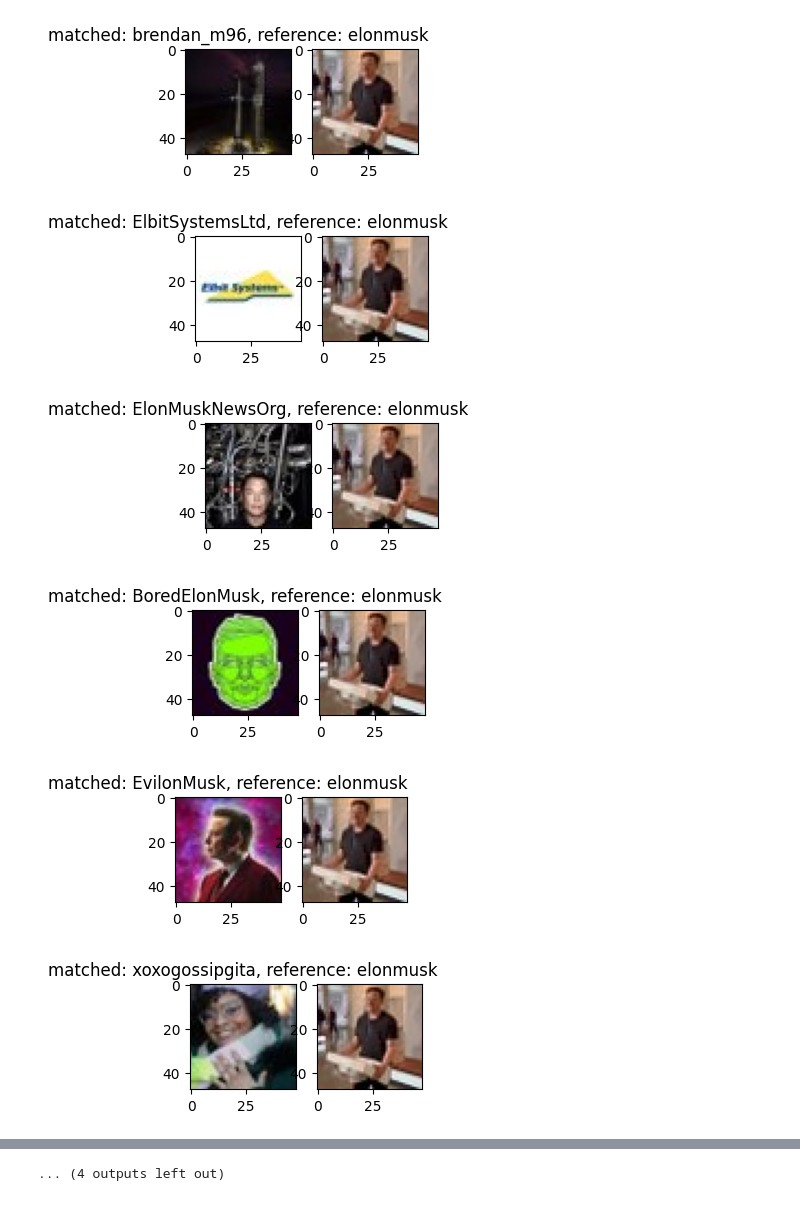
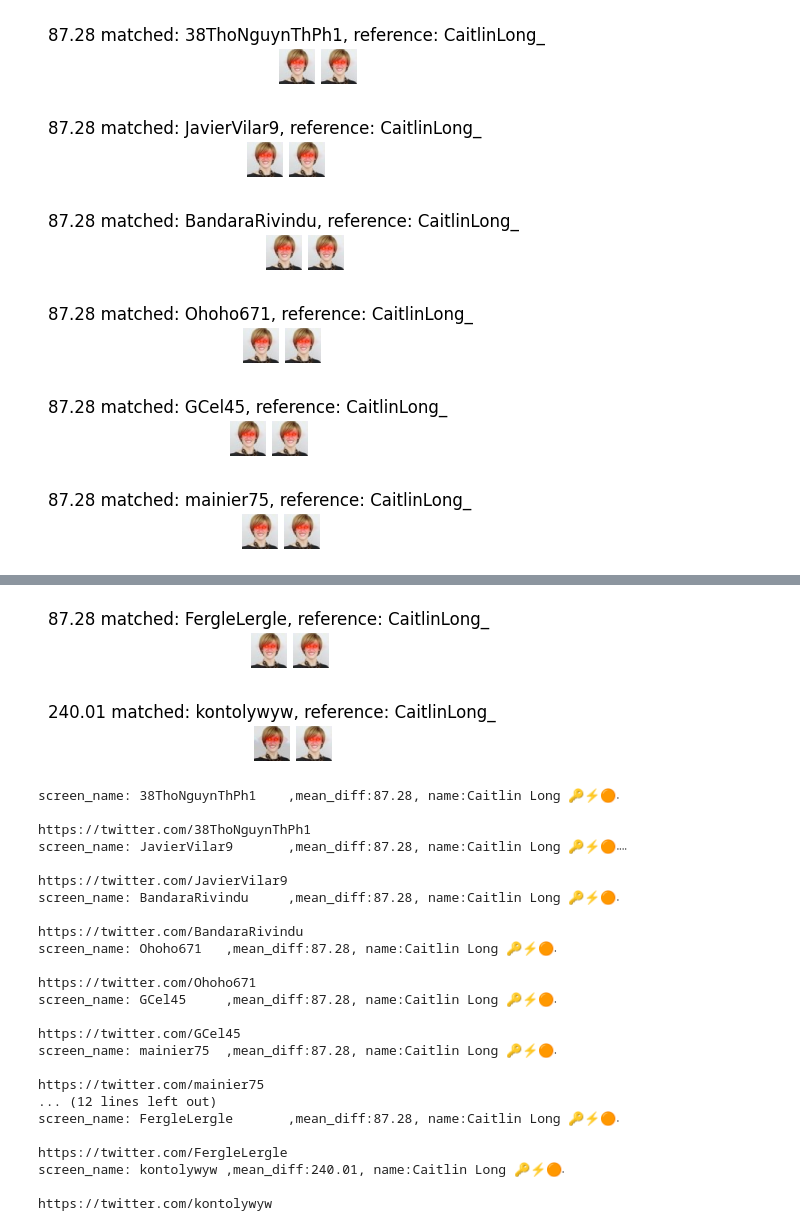
Before and after one commit to pangyuteng/twitter-crypto-scam-detector, a Jupyter notebook: playground.ipynb, the cells around one changed output, grey strips where cells are left out. Cells and saved outputs as stored; diff of their text form; code cells hidden in the pictures.

Commit message:
updated reference username to Caitlin Long

```diff
--- a/playground.ipynb
+++ b/playground.ipynb
@@ -112,6 +112,7 @@ import time
 # try to find a match based on profile image
 mylist = []
 profile_cache = {}
+user_cache = {}
 for n,x in enumerate(fetch):
     try:
         user,profile_image = get_user_info(x.screen_name)
@@ -126,9 +127,11 @@ for n,x in enumerate(fetch):
         if profile_image.shape == reference_image.shape:
             item = dict(screen_name=user.screen_name,mean_diff=np.mean(profile_image-reference_image))
             profile_cache[user.screen_name]=profile_image.copy()
+            user_cache[user.screen_name]=x
         else:
             item = dict(screen_name=user.screen_name,mean_diff=np.nan)
             profile_cache[user.screen_name]=None
+            user_cache[user.screen_name]=x
         mylist.append(item)
     except:
         traceback.print_exc()
@@ -154,0 +144,2 @@ matched_df
+# %%
+df = df.sort_values('mean_diff')
@@ -154,0 +164,11 @@ matched_df
+# %%
+for n,row in df.iterrows():
+    profile_image = profile_cache[row.screen_name]
+    if profile_image is None:
+        continue
+    plt.figure(n,figsize=(3,3))
+    plt.subplot(121)
+    plt.title(f'{row.mean_diff:1.2f} matched: {row.screen_name}, reference: {reference_screen_name}')
+    plt.imshow(profile_image)
+    plt.subplot(122)
+    plt.imshow(reference_image)
@@ -155,5 +190,6 @@ matched_df
 # %%
-not_matched_df = df[df.mean_diff != 0].reset_index()
-not_matched_df
+th = 250
+likely_matched_df = df[df.mean_diff <= th].reset_index()
+likely_matched_df
 # %% [output]
 |  | index | screen_name | mean_diff |
@@ -176,18 +210,21 @@ not_matched_df
 # %%
-for n,row in not_matched_df.iterrows():
+for n,row in likely_matched_df.iterrows():
     profile_image = profile_cache[row.screen_name]
     if profile_image is None:
         continue
-    plt.figure(n,figsize=(3,3))
+    plt.figure(n,figsize=(1,1))
+    #plt.tight_layout()
     plt.subplot(121)
-    plt.title(f'matched: {row.screen_name}, reference: {reference_screen_name}')
+    plt.title(f'{row.mean_diff:1.2f} matched: {row.screen_name}, reference: {reference_screen_name}')
     plt.imshow(profile_image)
+    plt.axis('off')
     plt.subplot(122)
     plt.imshow(reference_image)
+    plt.axis('off')
 # %% [output]
-[figure, old version]
+[figure, new version]
-[figure, old version]
+[figure, new version]
-[figure, old version]
+[figure, new version]
-[figure, old version]
+[figure, new version]
-[figure, old version]
+[figure, new version]
-[figure, old version]
+[figure, new version]
@@ -200 +237,26 @@ for n,row in not_matched_df.iterrows():
-... (4 outputs left out)
+[figure, added]
+[figure, added]
+# %%
+for n,row in likely_matched_df.iterrows():
+    user = user_cache[row.screen_name]
+    print(f'screen_name: {user.screen_name}\t,mean_diff:{row.mean_diff:1.2f}, name:{user.name[:-5]}')
+    url = f'https://twitter.com/{user.screen_name}'
+    print(url)
+# %% [output]
+screen_name: 38ThoNguynThPh1    ,mean_diff:87.28, name:Caitlin Long 🔑⚡️🟠܁ᅠᅠᅠᅠᅠᅠᅠᅠᅠᅠᅠᅠᅠᅠᅠᅠᅠᅠᅠᅠᅠᅠᅠᅠᅠ
+https://twitter.com/38ThoNguynThPh1
+screen_name: JavierVilar9       ,mean_diff:87.28, name:Caitlin Long 🔑⚡️🟠܁܁܁܁ᅠᅠᅠᅠᅠᅠᅠᅠᅠᅠᅠᅠᅠᅠᅠᅠᅠᅠᅠᅠᅠᅠ
+https://twitter.com/JavierVilar9
+screen_name: BandaraRivindu     ,mean_diff:87.28, name:Caitlin Long 🔑⚡️🟠܁ᅠᅠᅠᅠᅠᅠᅠᅠᅠᅠᅠᅠᅠᅠᅠᅠᅠᅠᅠᅠᅠᅠᅠᅠᅠ
+https://twitter.com/BandaraRivindu
+screen_name: Ohoho671   ,mean_diff:87.28, name:Caitlin Long 🔑⚡️🟠܁ᅠᅠᅠᅠᅠᅠᅠᅠᅠᅠᅠᅠᅠᅠᅠᅠᅠᅠᅠᅠᅠᅠᅠᅠᅠ
+https://twitter.com/Ohoho671
+screen_name: GCel45     ,mean_diff:87.28, name:Caitlin Long 🔑⚡️🟠܁ᅠᅠᅠᅠᅠᅠᅠᅠᅠᅠᅠᅠᅠᅠᅠᅠᅠᅠᅠᅠᅠᅠᅠᅠᅠ
+https://twitter.com/GCel45
+screen_name: mainier75  ,mean_diff:87.28, name:Caitlin Long 🔑⚡️🟠܁ᅠᅠᅠᅠᅠᅠᅠᅠᅠᅠᅠᅠᅠᅠᅠᅠᅠᅠᅠᅠᅠᅠᅠᅠᅠ
+https://twitter.com/mainier75
+... (12 lines left out)
+screen_name: FergleLergle       ,mean_diff:87.28, name:Caitlin Long 🔑⚡️🟠܁ᅠᅠᅠᅠᅠᅠᅠᅠᅠᅠᅠᅠᅠᅠᅠᅠᅠᅠᅠᅠᅠᅠᅠᅠᅠ
+https://twitter.com/FergleLergle
+screen_name: kontolywyw ,mean_diff:240.01, name:Caitlin Long 🔑⚡️🟠܁ᅠᅠᅠᅠᅠᅠᅠᅠᅠᅠᅠᅠᅠᅠᅠᅠᅠᅠᅠᅠᅠᅠᅠᅠᅠ
+https://twitter.com/kontolywyw
```
Also changed, not shown: parts of 12 cells of this notebook.
